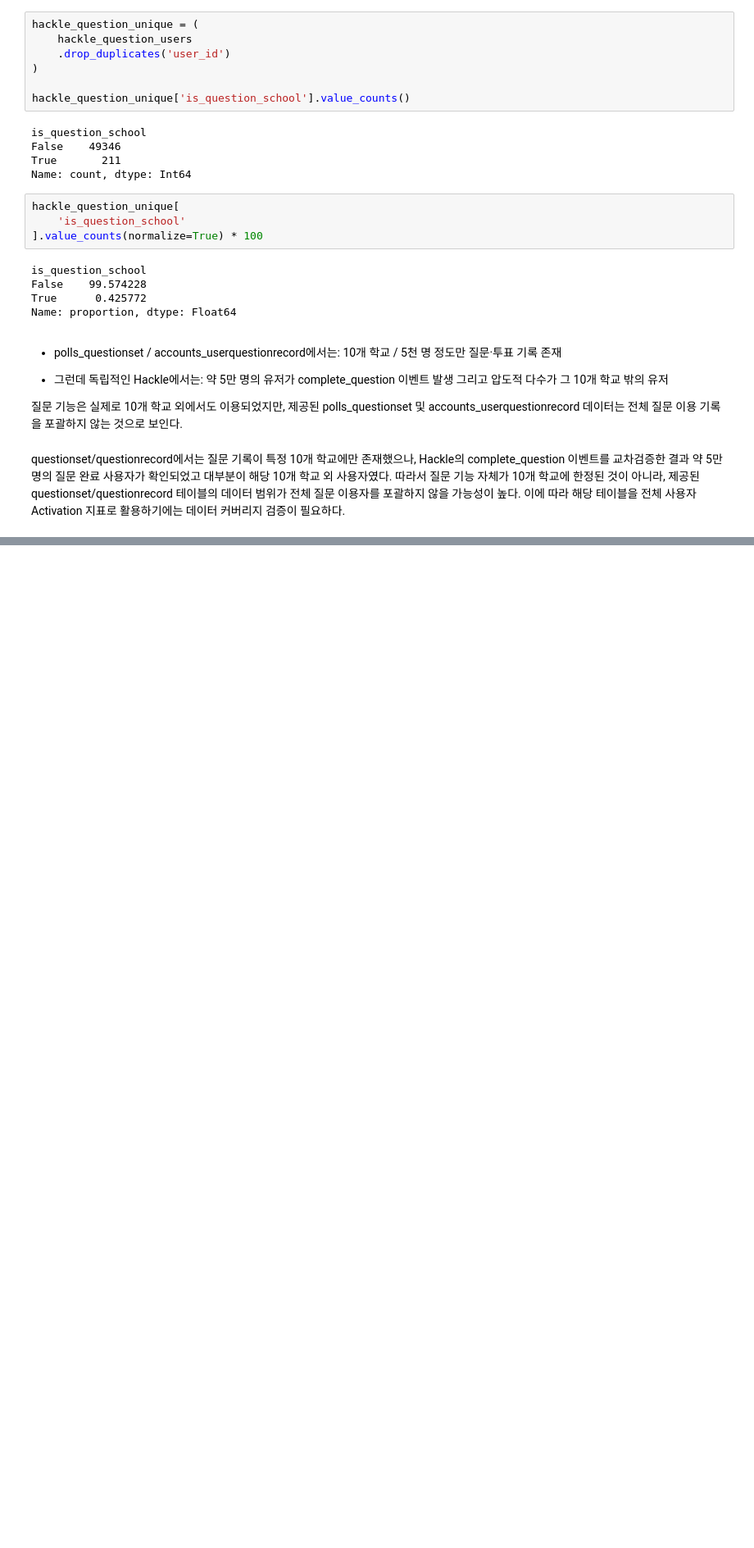
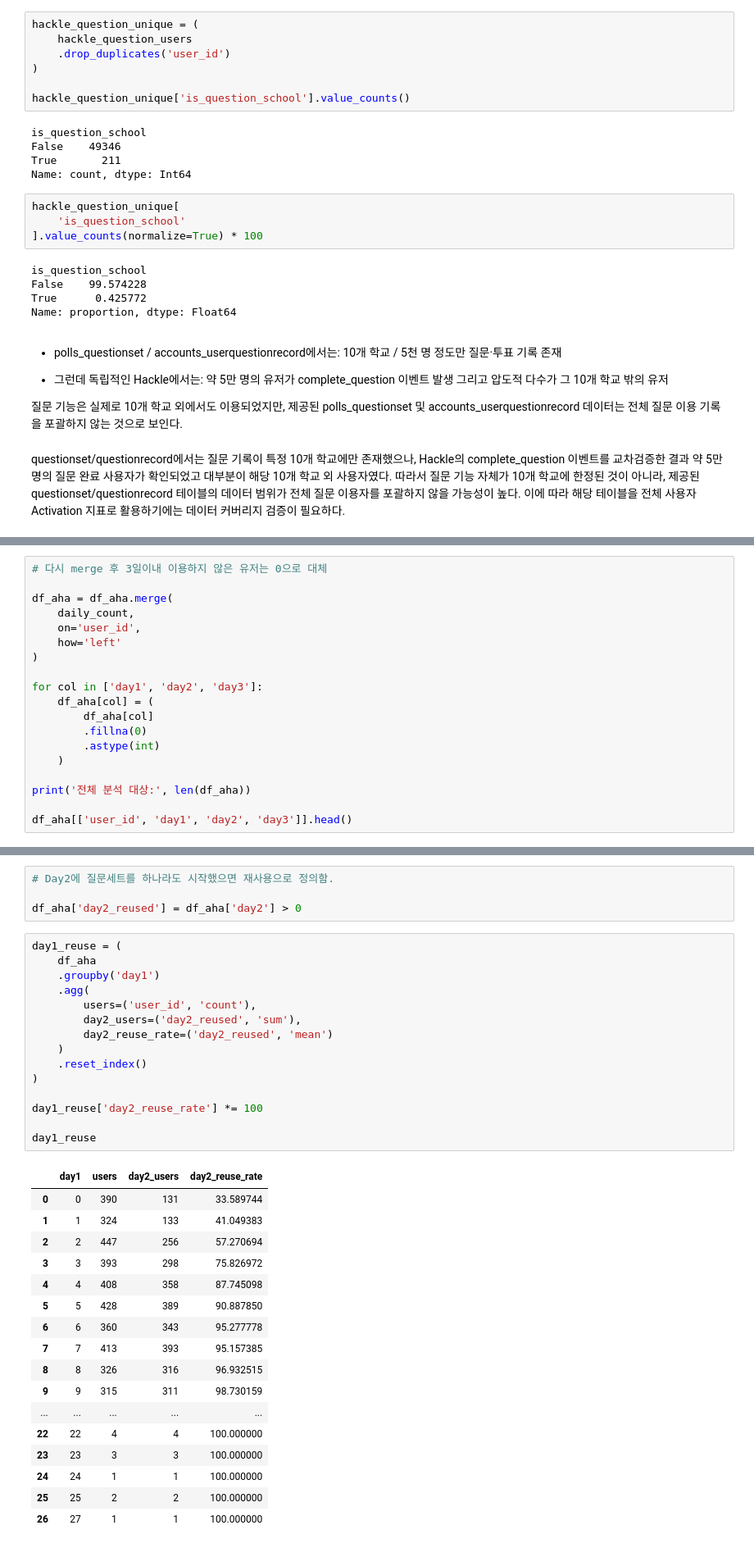
Before and after one commit to zoo-no-s/sns_service_analysis, a Jupyter notebook: notebooks/activation_analysis_kkw.ipynb, the cells around one changed output, grey strips where cells are left out. Shown at 82% size. Saved outputs shown, nothing was run; the diff lists cells and outputs as text; blank space fills up the shorter version.

```diff
--- a/notebooks/activation_analysis_kkw.ipynb
+++ b/notebooks/activation_analysis_kkw.ipynb
@@ -1588,0 +2107,19 @@ questionset/questionrecord에서는 질문 기록이 특정 10개 학교에만
+# %%
+# 다시 merge 후 3일이내 이용하지 않은 유저는 0으로 대체
+
+df_aha = df_aha.merge(
+    daily_count,
+    on='user_id',
+    how='left'
+)
+
+for col in ['day1', 'day2', 'day3']:
+    df_aha[col] = (
+        df_aha[col]
+        .fillna(0)
+        .astype(int)
+    )
+
+print('전체 분석 대상:', len(df_aha))
+
+df_aha[['user_id', 'day1', 'day2', 'day3']].head()
@@ -1588,0 +2150,37 @@ questionset/questionrecord에서는 질문 기록이 특정 10개 학교에만
+# %%
+# Day2에 질문세트를 하나라도 시작했으면 재사용으로 정의함.
+
+df_aha['day2_reused'] = df_aha['day2'] > 0
+# %%
+day1_reuse = (
+    df_aha
+    .groupby('day1')
+    .agg(
+        users=('user_id', 'count'),
+        day2_users=('day2_reused', 'sum'),
+        day2_reuse_rate=('day2_reused', 'mean')
+    )
+    .reset_index()
+)
+
+day1_reuse['day2_reuse_rate'] *= 100
+
+day1_reuse
+# %% [output]
+|  | day1 | users | day2_users | day2_reuse_rate |
+| 0 | 0 | 390 | 131 | 33.589744 |
+| 1 | 1 | 324 | 133 | 41.049383 |
+| 2 | 2 | 447 | 256 | 57.270694 |
+| 3 | 3 | 393 | 298 | 75.826972 |
+| 4 | 4 | 408 | 358 | 87.745098 |
+| 5 | 5 | 428 | 389 | 90.887850 |
+| 6 | 6 | 360 | 343 | 95.277778 |
+| 7 | 7 | 413 | 393 | 95.157385 |
+| 8 | 8 | 326 | 316 | 96.932515 |
+| 9 | 9 | 315 | 311 | 98.730159 |
+| ... | ... | ... | ... | ... |
+| 22 | 22 | 4 | 4 | 100.000000 |
+| 23 | 23 | 3 | 3 | 100.000000 |
+| 24 | 24 | 1 | 1 | 100.000000 |
+| 25 | 25 | 2 | 2 | 100.000000 |
+| 26 | 27 | 1 | 1 | 100.000000 |
```
Also changed, not shown: parts of 70 cells of this notebook.
